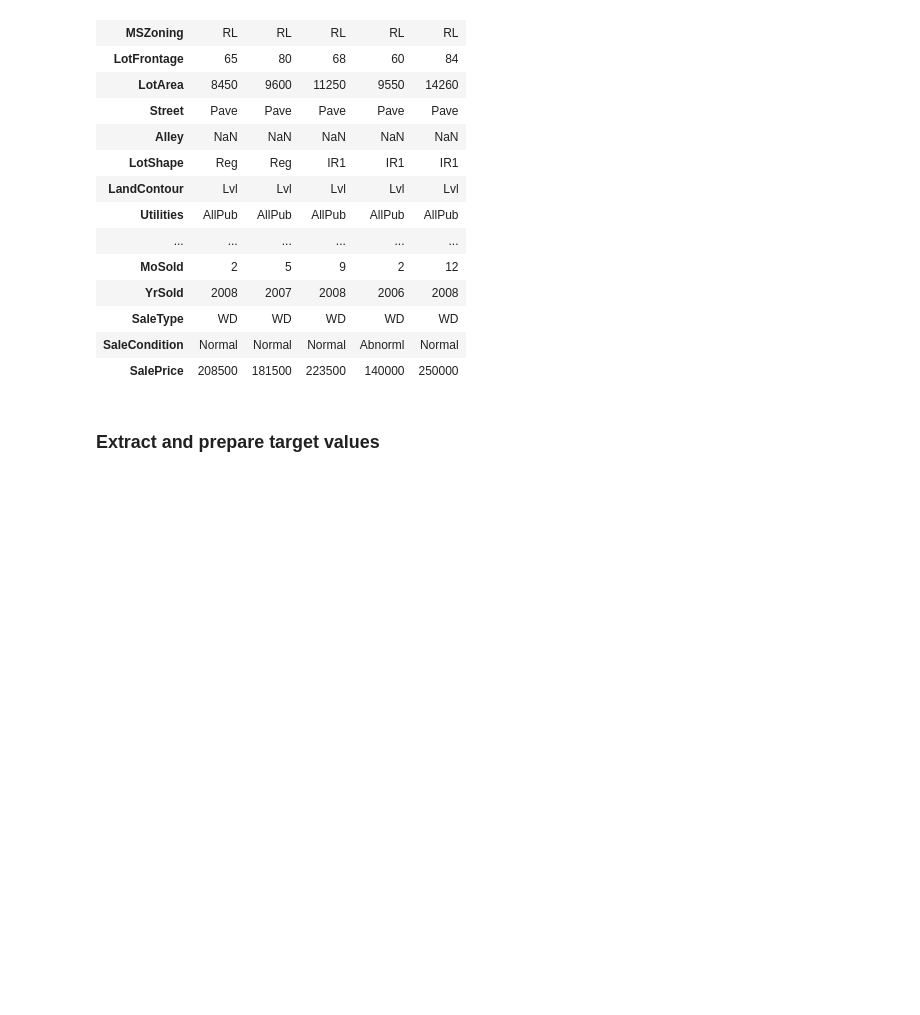
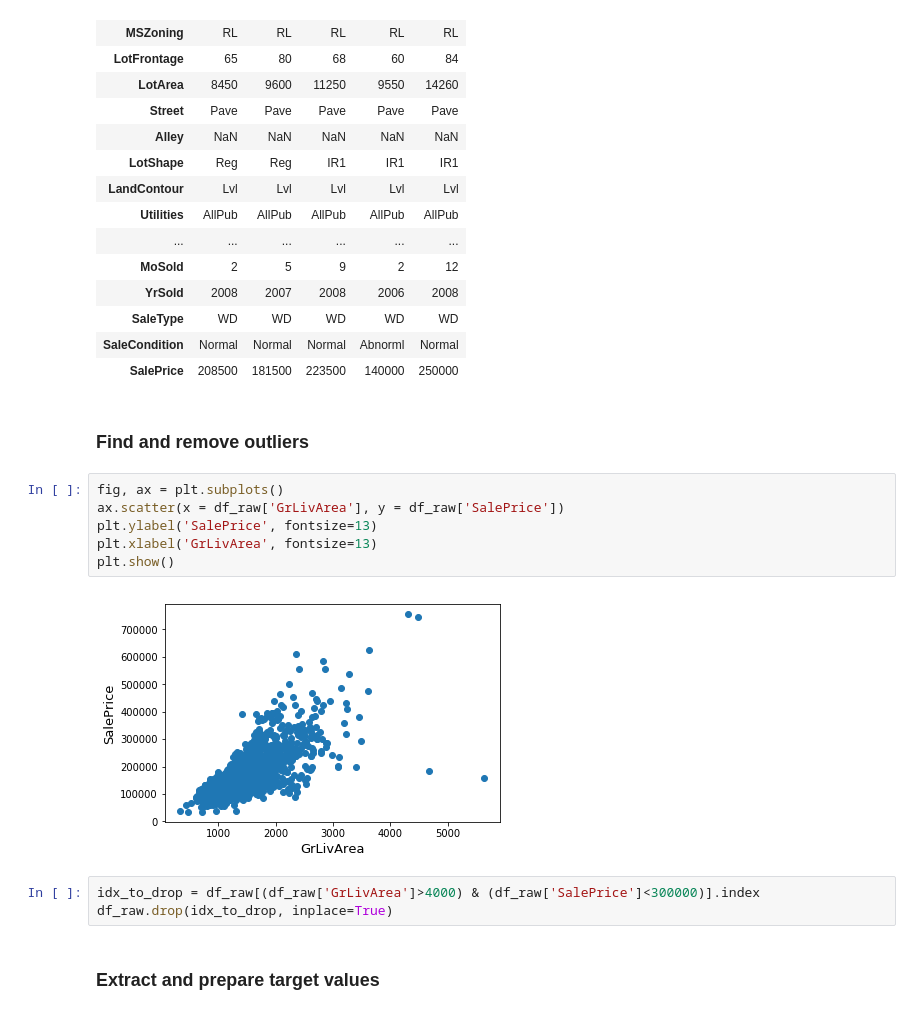
Before and after one commit to Technology-Notes/kaggle-notebooks, a Jupyter notebook: kaggle/house-prices-advanced-regression-techniques/linear-regression.ipynb, the cells around one changed output. Cells and saved outputs as stored; diff of their text form; blank space fills up the shorter version.

Commit message:
House prices: remove outliers.

```diff
--- a/kaggle/house-prices-advanced-regression-techniques/linear-regression.ipynb
+++ b/kaggle/house-prices-advanced-regression-techniques/linear-regression.ipynb
@@ -81,6 +81,19 @@ with pd.option_context("display.max_rows", 1000, "display.max_columns", 1000):
 | SaleType | WD | WD | WD | WD | WD |
 | SaleCondition | Normal | Normal | Normal | Abnorml | Normal |
 | SalePrice | 208500 | 181500 | 223500 | 140000 | 250000 |
+# %% [markdown]
+### Find and remove outliers
+# %%
+fig, ax = plt.subplots()
+ax.scatter(x = df_raw['GrLivArea'], y = df_raw['SalePrice'])
+plt.ylabel('SalePrice', fontsize=13)
+plt.xlabel('GrLivArea', fontsize=13)
+plt.show()
+# %% [output]
+[figure, added]
+# %%
+idx_to_drop = df_raw[(df_raw['GrLivArea']>4000) & (df_raw['SalePrice']<300000)].index
+df_raw.drop(idx_to_drop, inplace=True)
 # %% [markdown]
 ### Extract and prepare target values
 # %% [markdown]
```
Also changed, not shown: parts of 8 cells of this notebook, 1 other file.
